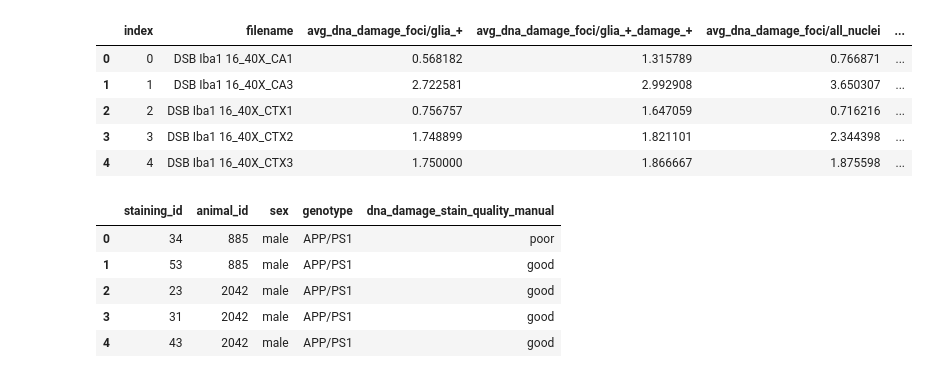
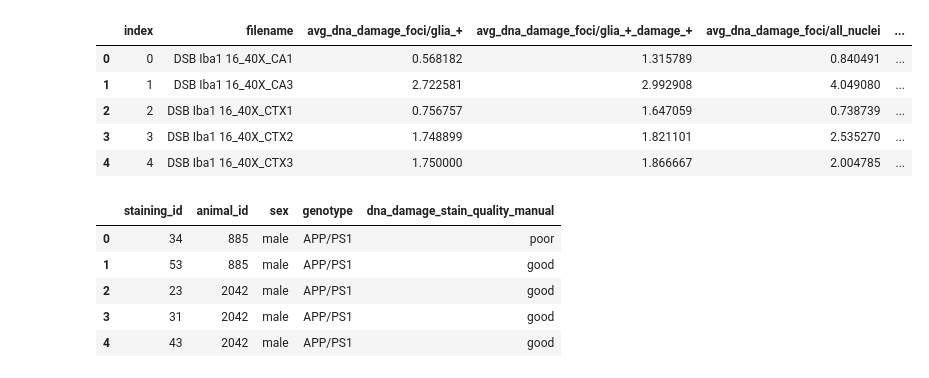
Before and after one commit to adiezsanchez/microglia_dna_damage, a Jupyter notebook: 2_data_exploration.ipynb, the cells around one changed output. Saved outputs shown, nothing was run; the diff lists cells and outputs as text; code cells hidden in the pictures.

```diff
--- a/2_data_exploration.ipynb
+++ b/2_data_exploration.ipynb
@@ -5,27 +6,27 @@ import matplotlib.pyplot as plt
 # %%
-csv_path = "./test_results_sigma6_diam30.csv"
+csv_path = "./results_cellpdia30_sigma6_dilrad4_gliathr20.csv"
 
 # Read the CSV file
 df = pd.read_csv(csv_path)
 
 # Convert the index into a column
 df.reset_index(inplace=True)
 
 # Extract 'tissue_location'
 df['tissue_location'] = df['filename'].str.split('_40X_').str[-1]
 
 # Extract 'staining_id'
 df['staining_id'] = df['filename'].str.extract('(\d+)_40X')
 
 # Display the first few rows of the DataFrame
 df.head()
 # %% [output]
 |  | index | filename | avg_dna_damage_foci/glia_+ | avg_dna_damage_foci/glia_+_damage_+ | avg_dna_damage_foci/all_nuclei | ... |
-| 0 | 0 | DSB Iba1 16_40X_CA1 | 0.568182 | 1.315789 | 0.766871 | ... |
-| 1 | 1 | DSB Iba1 16_40X_CA3 | 2.722581 | 2.992908 | 3.650307 | ... |
-| 2 | 2 | DSB Iba1 16_40X_CTX1 | 0.756757 | 1.647059 | 0.716216 | ... |
-| 3 | 3 | DSB Iba1 16_40X_CTX2 | 1.748899 | 1.821101 | 2.344398 | ... |
-| 4 | 4 | DSB Iba1 16_40X_CTX3 | 1.750000 | 1.866667 | 1.875598 | ... |
+| 0 | 0 | DSB Iba1 16_40X_CA1 | 0.568182 | 1.315789 | 0.840491 | ... |
+| 1 | 1 | DSB Iba1 16_40X_CA3 | 2.722581 | 2.992908 | 4.049080 | ... |
+| 2 | 2 | DSB Iba1 16_40X_CTX1 | 0.756757 | 1.647059 | 0.738739 | ... |
+| 3 | 3 | DSB Iba1 16_40X_CTX2 | 1.748899 | 1.821101 | 2.535270 | ... |
+| 4 | 4 | DSB Iba1 16_40X_CTX3 | 1.750000 | 1.866667 | 2.004785 | ... |
 # %%
 mouse_id_csv_path = "./mouse_ids.csv"
 
```
Also changed, not shown: parts of 17 cells of this notebook, 7 other files.
